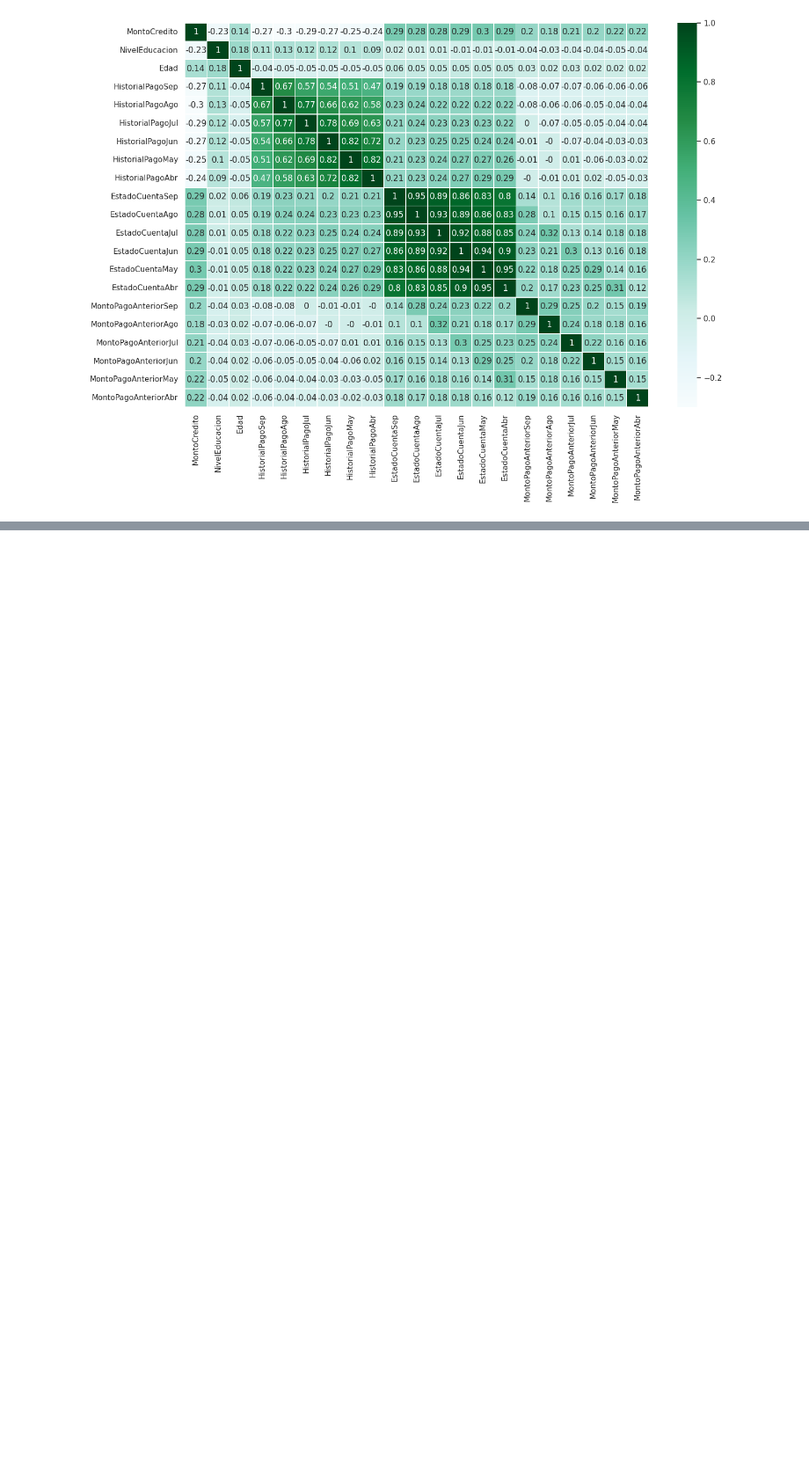
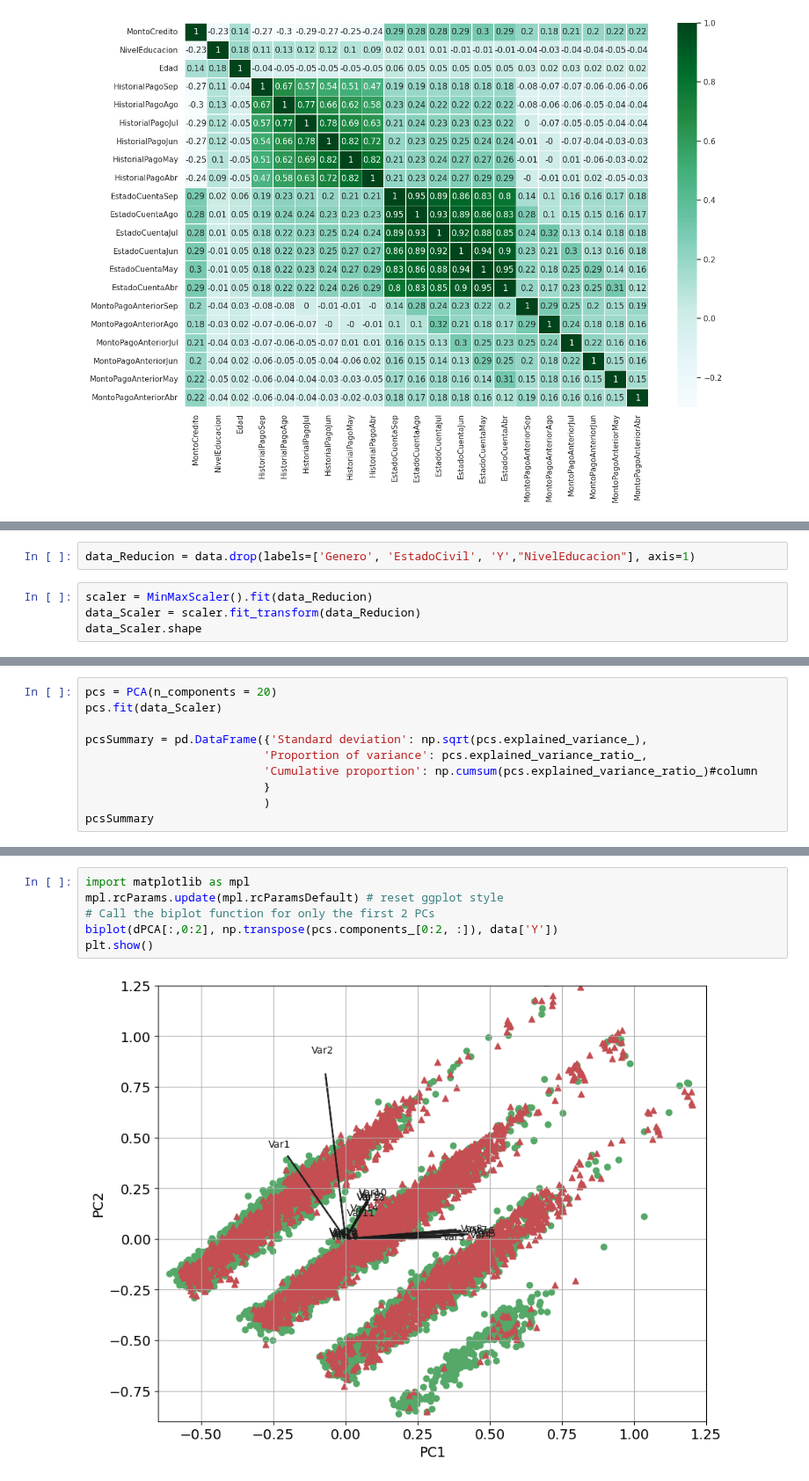
Before and after one commit to PosgradoMNA/actividades-de-aprendizaje-A01793108, a Jupyter notebook: Semana6_visualizacion.ipynb, the cells around one changed output, grey strips where cells are left out. Shown at 88% size. Cells and saved outputs as stored; diff of their text form; blank space fills up the shorter version.

```diff
--- a/Semana6_visualizacion.ipynb
+++ b/Semana6_visualizacion.ipynb
@@ -476,0 +491,6 @@ sns.heatmap(data_Reducion.corr(method='pearson').round(2), annot = True, linewid
+# %%
+data_Reducion = data.drop(labels=['Genero', 'EstadoCivil', 'Y',"NivelEducacion"], axis=1)
+# %%
+scaler = MinMaxScaler().fit(data_Reducion)
+data_Scaler = scaler.fit_transform(data_Reducion)
+data_Scaler.shape
@@ -476,0 +499,10 @@ sns.heatmap(data_Reducion.corr(method='pearson').round(2), annot = True, linewid
+# %%
+pcs = PCA(n_components = 20)
+pcs.fit(data_Scaler)
+
+pcsSummary = pd.DataFrame({'Standard deviation': np.sqrt(pcs.explained_variance_),
+                          'Proportion of variance': pcs.explained_variance_ratio_,
+                          'Cumulative proportion': np.cumsum(pcs.explained_variance_ratio_)#column
+                          }
+                          )
+pcsSummary
@@ -476,0 +584,8 @@ sns.heatmap(data_Reducion.corr(method='pearson').round(2), annot = True, linewid
+# %%
+import matplotlib as mpl
+mpl.rcParams.update(mpl.rcParamsDefault) # reset ggplot style
+# Call the biplot function for only the first 2 PCs
+biplot(dPCA[:,0:2], np.transpose(pcs.components_[0:2, :]), data['Y'])
+plt.show()
+# %% [output]
+[figure, added]
```
Also changed, not shown: parts of 10 cells of this notebook.
